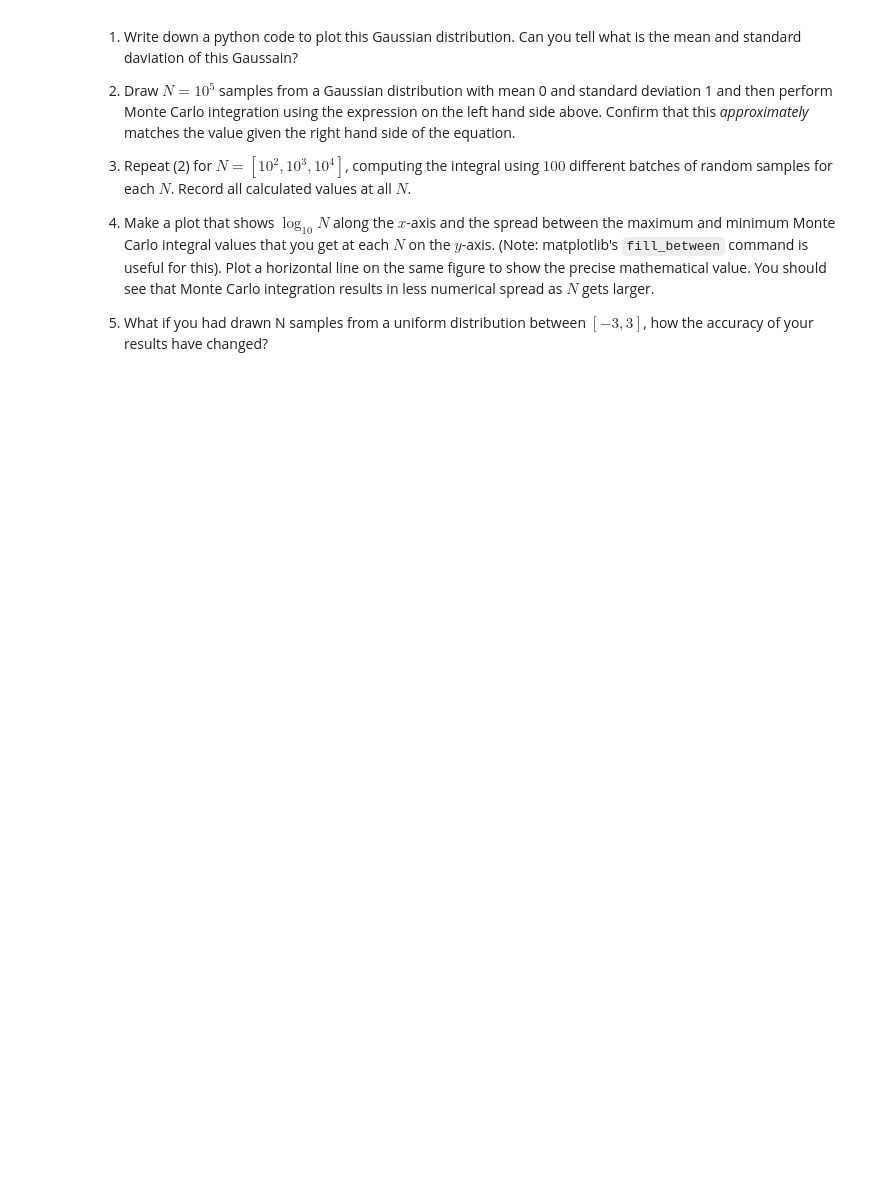
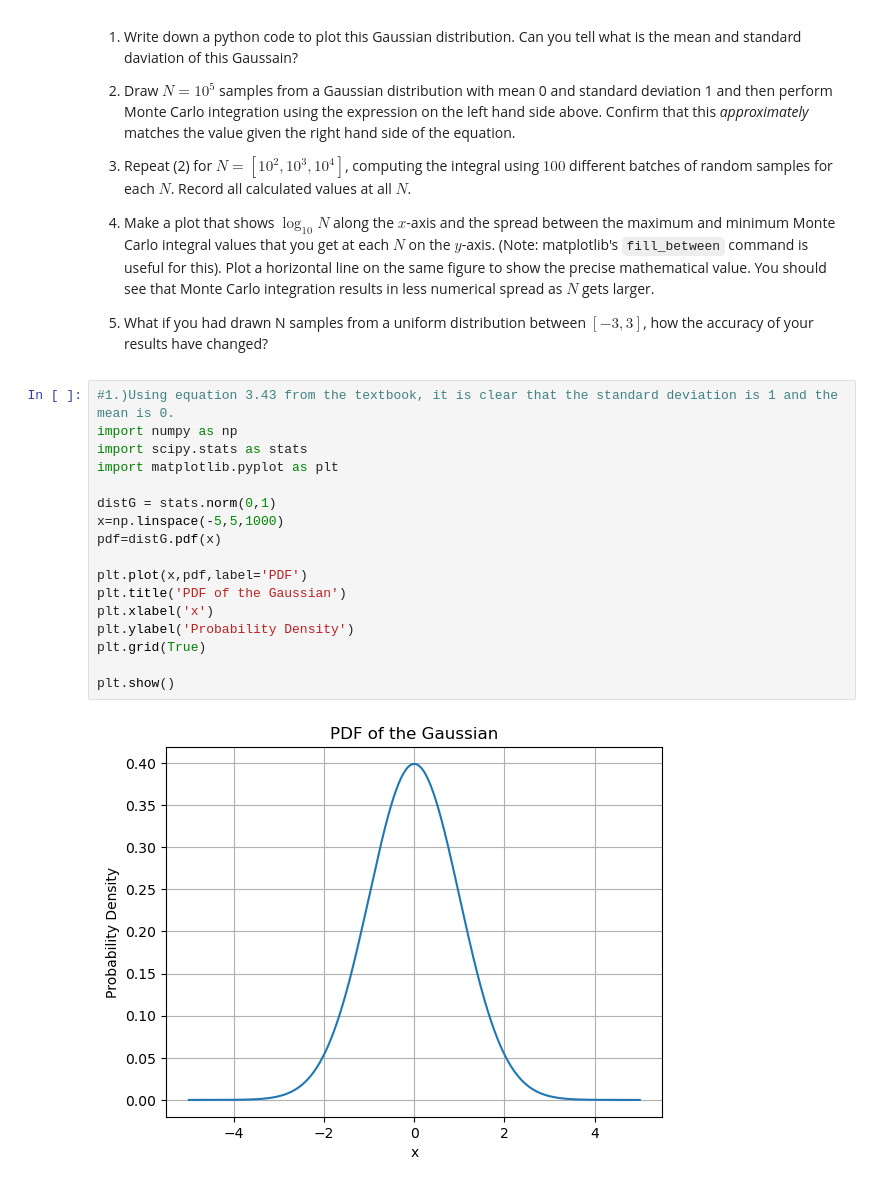
Before and after one commit to agupta-umiss/phys629-fall-2023, a Jupyter notebook: student_folders/CodyMcCammon/phys629_f23_hw2_CodyMcCammon.ipynb, the cells around one changed output. Saved outputs shown, nothing was run; the diff lists cells and outputs as text; blank space fills up the shorter version.

```diff
--- a/student_folders/CodyMcCammon/phys629_f23_hw2_CodyMcCammon.ipynb
+++ b/student_folders/CodyMcCammon/phys629_f23_hw2_CodyMcCammon.ipynb
@@ -61,4 +99,23 @@ $$ \int_{-3}^{3} \frac{1}{\sqrt{2\pi}} \exp\left(-\frac{x^2}{2}\right) \,dx \app
 4) Make a plot that shows $\log_{10}N$ along the $x$-axis and the spread between the maximum and minimum Monte Carlo integral values that you get at each $N$ on the $y$-axis. (Note: matplotlib's `fill_between` command is useful for this). Plot a horizontal line on the same figure to show the precise mathematical value. You should see that Monte Carlo integration results in less numerical spread as $N$ gets larger.
 
 5) What if you had drawn N samples from a uniform distribution between $[-3, 3]$, how the accuracy of your results have changed?
+# %%
+#1.)Using equation 3.43 from the textbook, it is clear that the standard deviation is 1 and the mean is 0.
+import numpy as np
+import scipy.stats as stats
+import matplotlib.pyplot as plt
+
+distG = stats.norm(0,1)
+x=np.linspace(-5,5,1000)
+pdf=distG.pdf(x)
+
+plt.plot(x,pdf,label='PDF')
+plt.title('PDF of the Gaussian')
+plt.xlabel('x')
+plt.ylabel('Probability Density')
+plt.grid(True)
+
+plt.show()
+# %% [output]
+[figure, added]
 # %%
```
Also changed, not shown: parts of 7 cells of this notebook.
